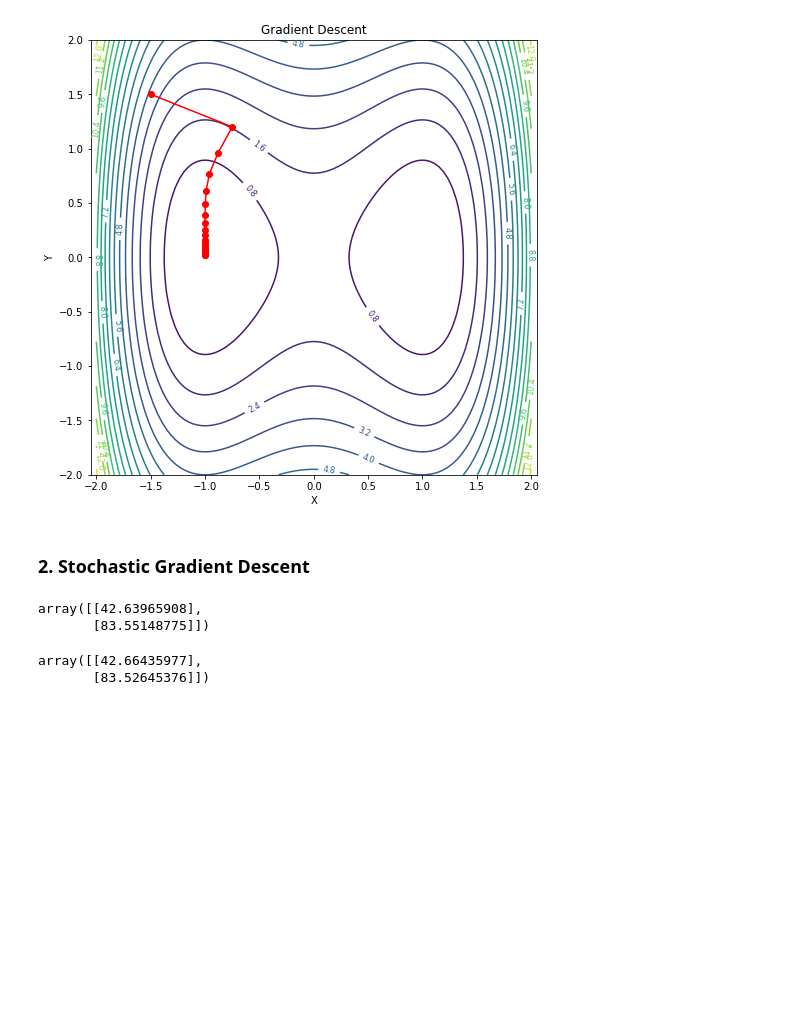
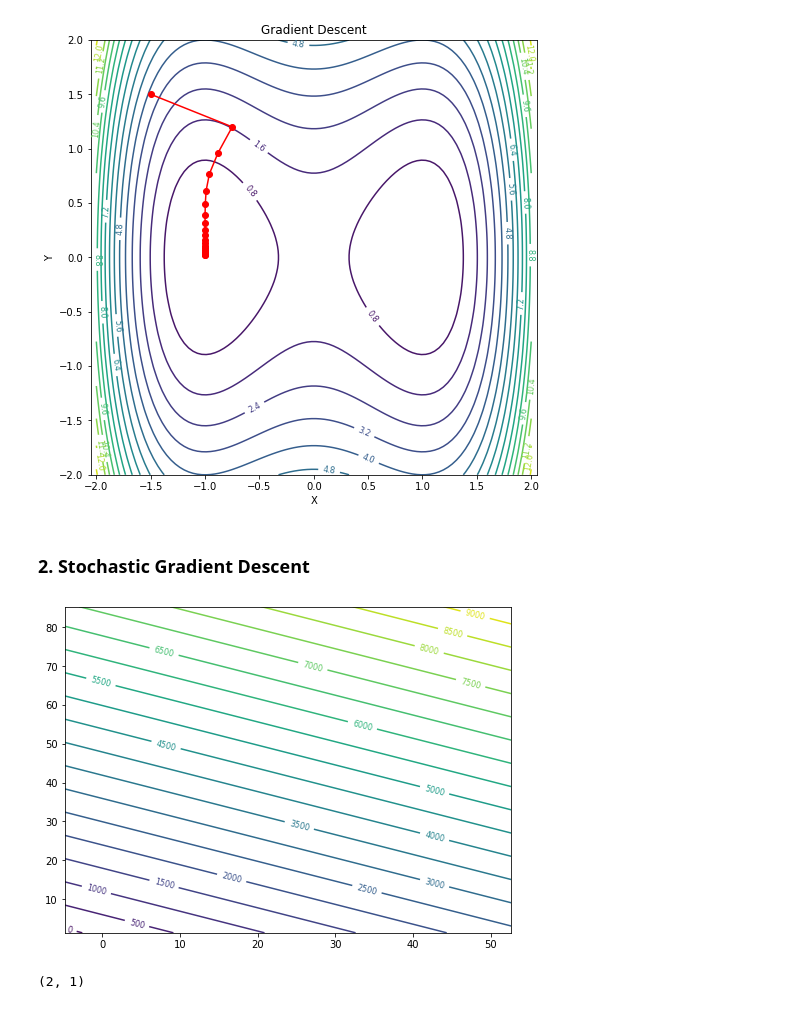
Before and after one commit to getpeped/ML, a Jupyter notebook: Gradient/gradients.ipynb, the cells around one changed output. Drawn from its saved outputs; the diff is of its cells as text; code cells hidden in the pictures; blank space fills up the shorter version.

```diff
--- a/Gradient/gradients.ipynb
+++ b/Gradient/gradients.ipynb
@@ -53,33 +53,51 @@ if __name__ == '__main__':
 # %%
 import numpy as np
 from sklearn.datasets import make_regression
+import pandas as pd
 
 np.random.seed(44)
 
 X, y = make_regression(n_samples=100, n_features=2, noise=0.5, random_state=44)
+y = y.reshape(-1, 1)
 
 n_epochs = 50
 t0, t1 = 5, 50
 m = X.shape[0]
 
 theta = np.random.randn(2, 1)
+thetas = [theta]
 
 def learning_schedule(t):
     return t0 / (t + t1)
 
 for epoch in range(n_epochs):
     for i in range(m):
         random_index = np.random.randint(m)
         xi = X[random_index: random_index + 1]
         yi = y[random_index: random_index + 1]
         gradient = 2 * xi.T.dot(xi.dot(theta) - yi)
         eta = learning_schedule(epoch * m + i)
         theta = theta - eta * gradient
+        thetas.append(theta)
 
-theta
+
+theta_min0 = min(theta[0] for theta in thetas)
+theta_max0 = max(theta[0] for theta in thetas)
+theta_min1 = min(theta[1] for theta in thetas)
+theta_max1 = max(theta[1] for theta in thetas)
+
+theta_min0, theta_min1, theta_max0, theta_max1
+
+xx, yy = np.meshgrid(np.linspace(theta_min0, theta_max0, 100), np.linspace(theta_min1, theta_max1, 100))
+zz = theta[0] * xx + theta[1] * yy
+
+fig, ax = plt.subplots(figsize=(8, 6))
+cs = ax.contour(xx, yy, zz, cmap='viridis', levels=20)
+ax.clabel(cs, inline=True, fontsize=8)
+
+plt.show()
 # %% [output]
-array([[42.63965908],
-       [83.55148775]])
+[figure, added]
 # %%
 import numpy as np
 from sklearn.datasets import make_regression
@@ -99,8 +117,5 @@ theta = np.random.randn(2, 1)
 for i in range(n_iter):
     gradient = (2/m) * X.T.dot(X.dot(theta) - y)
     theta = theta - eta * gradient
-
-theta
 # %% [output]
-array([[42.66435977],
-       [83.52645376]])
+(2, 1)
```
Also changed, not shown: parts of 1 cell of this notebook.
